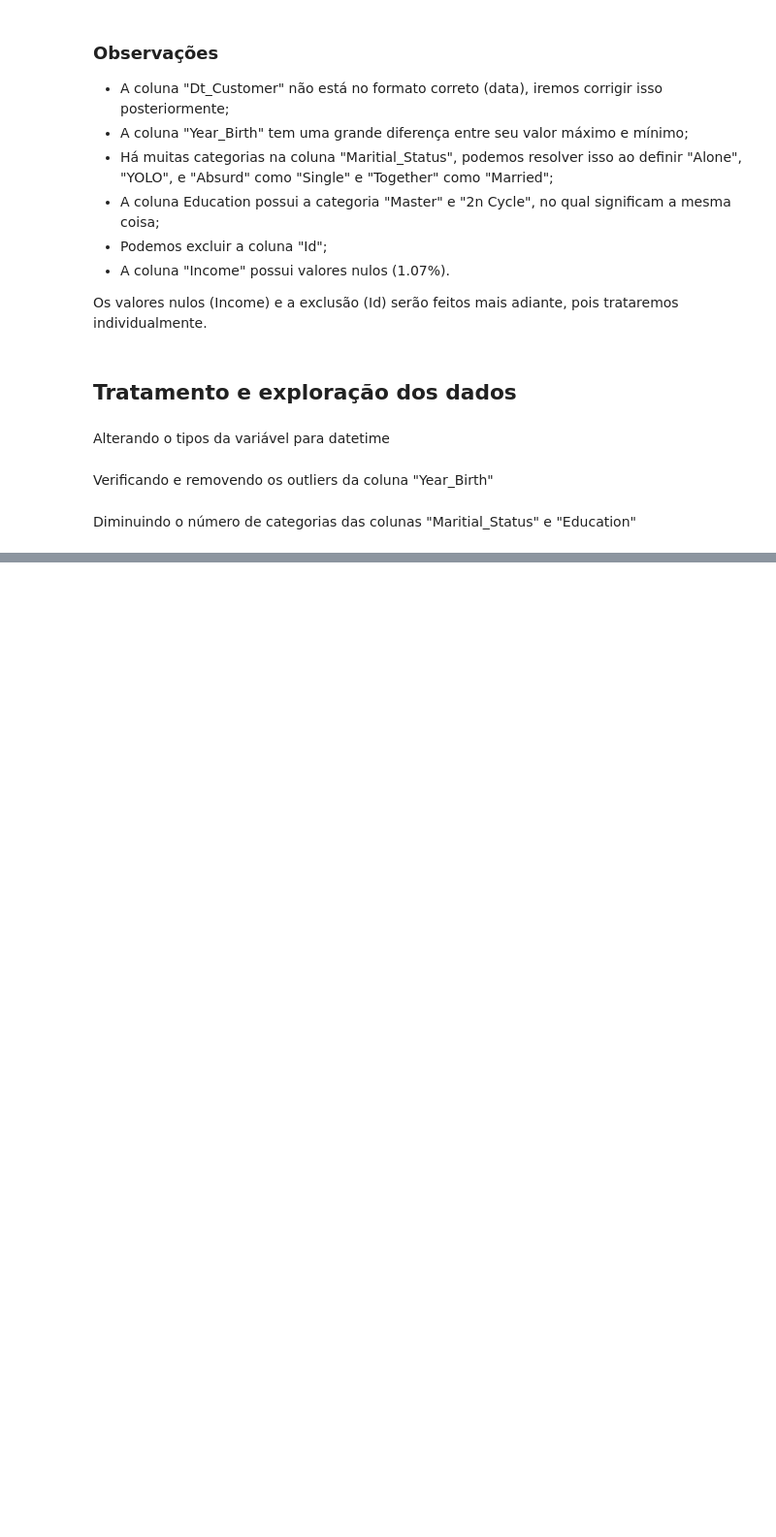
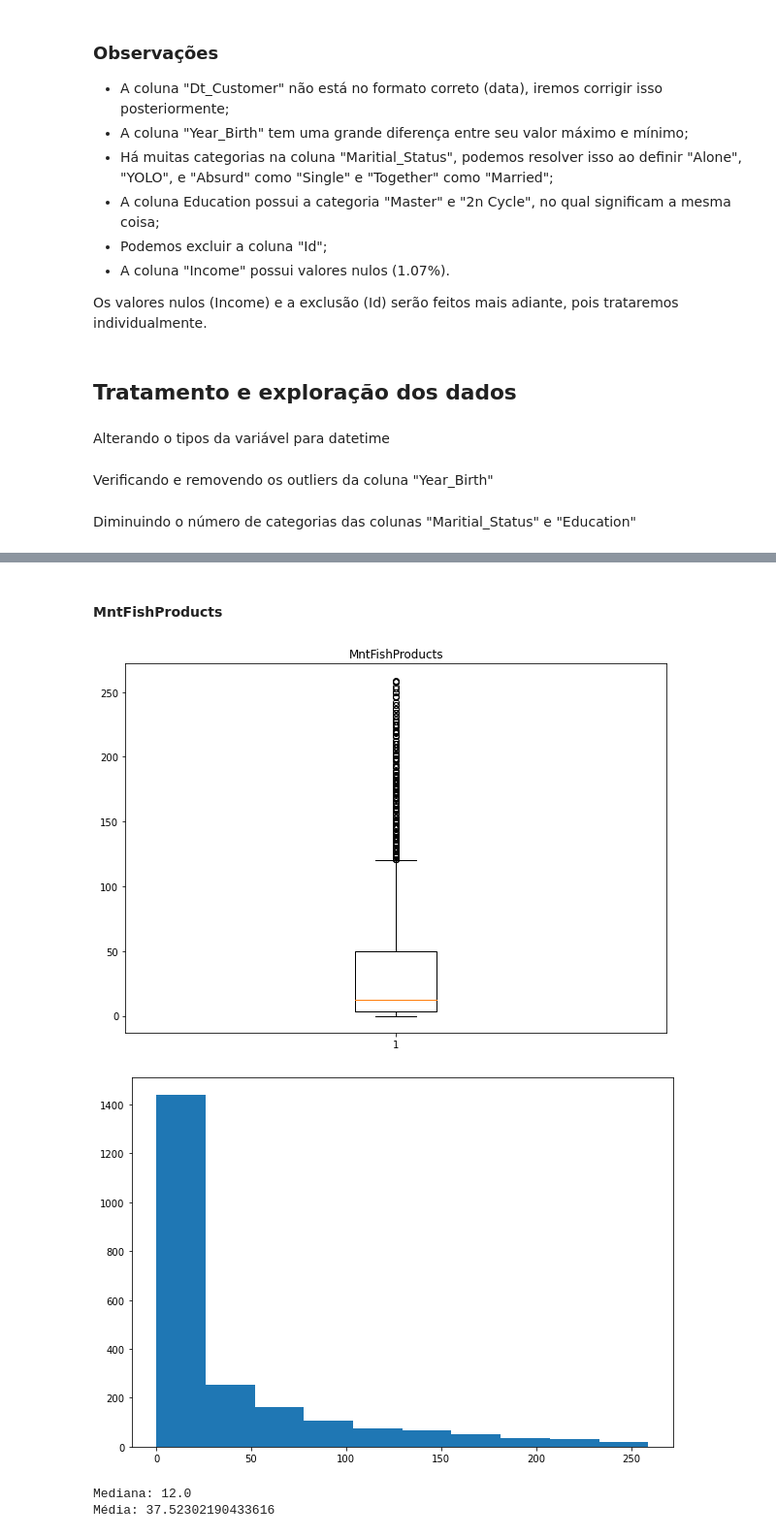
Before and after one commit to luigichaves/store_analysis, a Jupyter notebook: store.ipynb, the cells around one changed output, grey strips where cells are left out. Shown: that part at 97% size. Cells and saved outputs as stored; diff of their text form; code cells hidden in the pictures; blank space fills up the shorter version.

```diff
--- a/store.ipynb
+++ b/store.ipynb
@@ -122,0 +174,17 @@ df.loc[df['Income'].isnull()]
+# %% [markdown]
+#### MntFishProducts
+# %%
+plt.title('MntFishProducts')
+plt.boxplot(df['MntFishProducts'])
+plt.show()
+
+plt.hist(df['MntFishProducts'])
+plt.show()
+
+print('Mediana: {}' .format(df['MntFishProducts'].median()))
+print('Média: {}' .format(df['MntFishProducts'].mean()))
+# %% [output]
+[figure, added]
+[figure, added]
+Mediana: 12.0
+Média: 37.52302190433616
```
Also changed, not shown: parts of 29 cells of this notebook.
